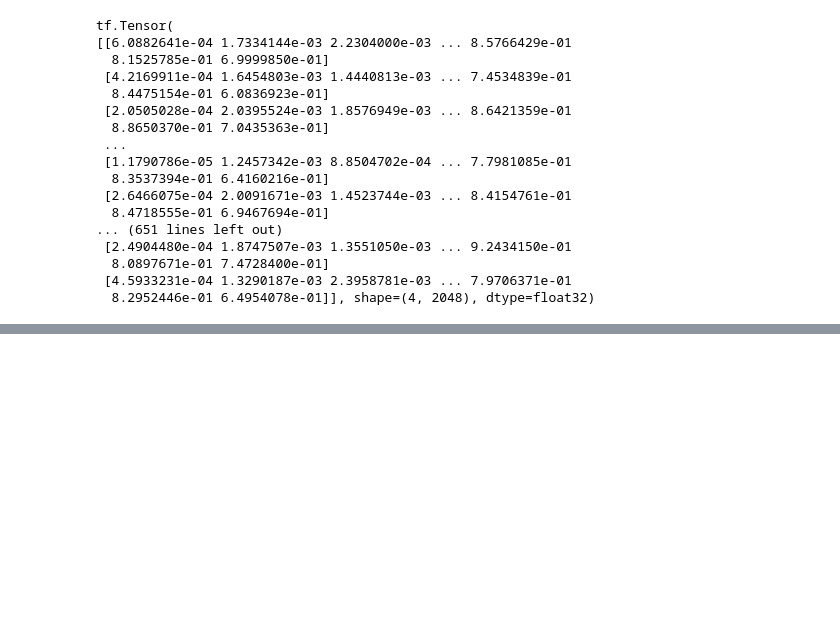
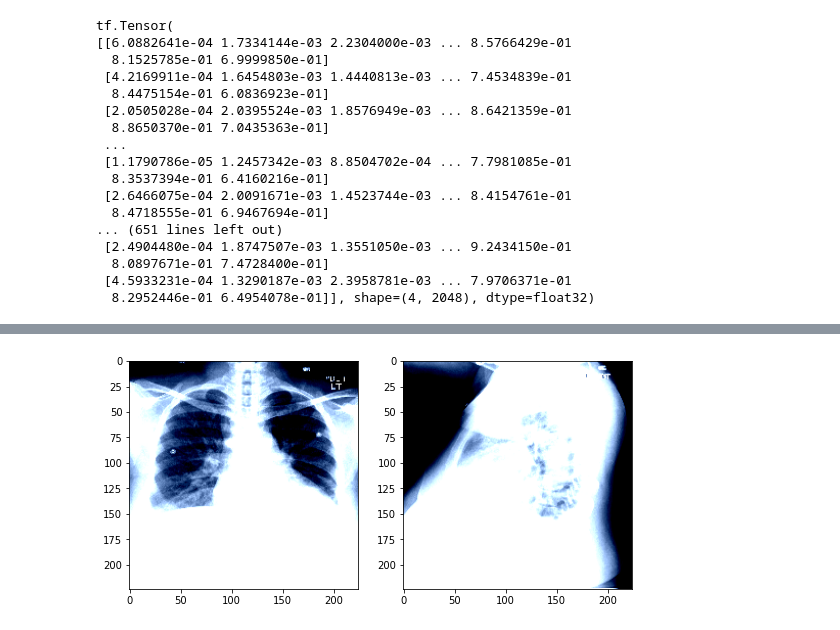
Before and after one commit to AbdulWahabRaza123/Report-generation-work, a Jupyter notebook: TrainModel.ipynb, the cells around one changed output, grey strips where cells are left out. Saved outputs shown, nothing was run; the diff lists cells and outputs as text; code cells hidden in the pictures; blank space fills up the shorter version.

```diff
--- a/TrainModel.ipynb
+++ b/TrainModel.ipynb
@@ -808,0 +835,3 @@ WARNING:matplotlib.image:Clipping input data to the valid range for imshow with
+# %%
+get_result(110)
+# %% [output]
@@ -808,0 +860 @@ WARNING:matplotlib.image:Clipping input data to the valid range for imshow with
+[figure, added]
```
Also changed, not shown: parts of 6 cells of this notebook.
